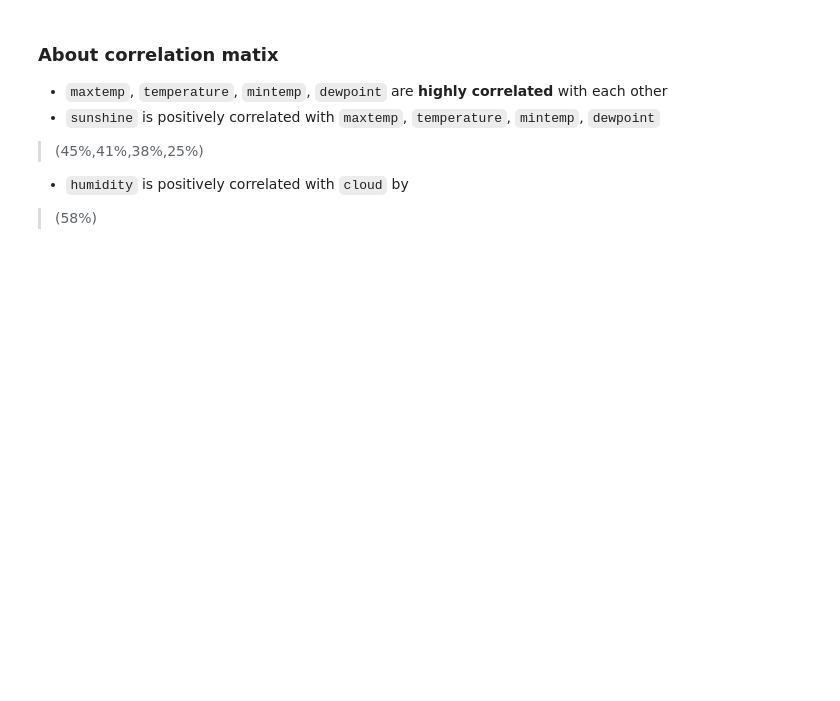
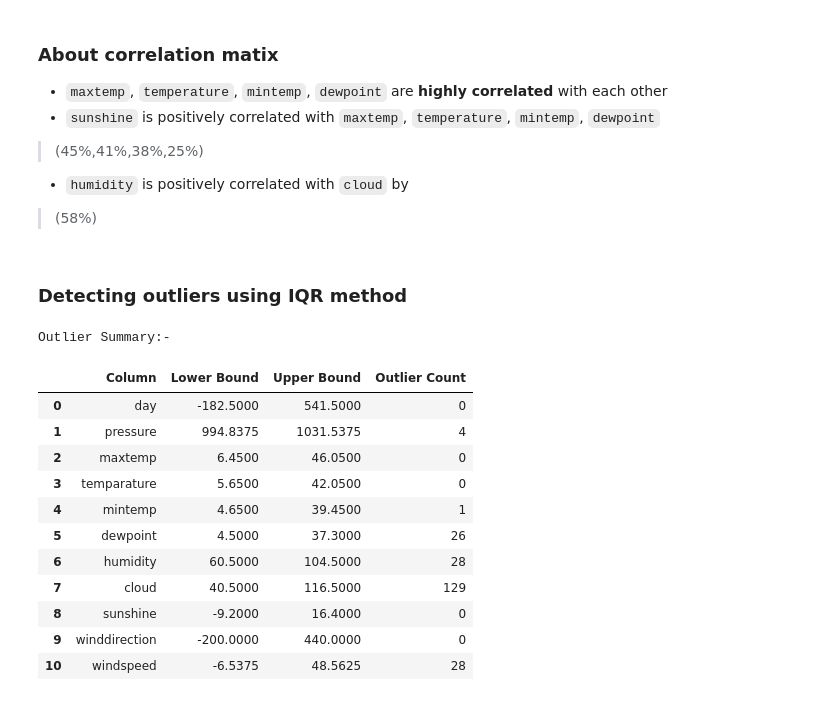
Before and after one commit to yanicodeverse/Binary-Prediction-with-a-Rainfall-Dataset, a Jupyter notebook: rainfall.ipynb, the cells around one changed output. Saved outputs shown, nothing was run; the diff lists cells and outputs as text; code cells hidden in the pictures; blank space fills up the shorter version.

```diff
--- a/rainfall.ipynb
+++ b/rainfall.ipynb
@@ -328,3 +328,47 @@ Text(0.5, 1.0, 'Correlation Matrix')
 > (45%,41%,38%,25%)
 - `humidity` is positively correlated with `cloud` by
 > (58%)
+# %% [markdown]
+### Detecting outliers using IQR method
+# %%
+def detect_outliers_iqr(df, columns):
+    outlier_summary = []
+
+    for col in columns:
+        Q1 = df[col].quantile(0.25)
+        Q3 = df[col].quantile(0.75)
+        IQR = Q3 - Q1
+        lower_bound = Q1 - 1.5 * IQR
+        upper_bound = Q3 + 1.5 * IQR
+
+        outliers = df[(df[col] < lower_bound) | (df[col] > upper_bound)]
+        outlier_count = len(outliers)
+
+        outlier_summary.append({
+            'Column': col,
+            'Lower Bound': lower_bound,
+            'Upper Bound': upper_bound,
+            'Outlier Count': outlier_count
+        })
+
+    outlier_df = pd.DataFrame(outlier_summary)
+    return outlier_df
+# %%
+outlier_summary = detect_outliers_iqr(train_temp, numerical_col)
+
+print('Outlier Summary:- \n')
+outlier_summary
+# %% [output]
+Outlier Summary:-
+|  | Column | Lower Bound | Upper Bound | Outlier Count |
+| 0 | day | -182.5000 | 541.5000 | 0 |
+| 1 | pressure | 994.8375 | 1031.5375 | 4 |
+| 2 | maxtemp | 6.4500 | 46.0500 | 0 |
+| 3 | temparature | 5.6500 | 42.0500 | 0 |
+| 4 | mintemp | 4.6500 | 39.4500 | 1 |
+| 5 | dewpoint | 4.5000 | 37.3000 | 26 |
+| 6 | humidity | 60.5000 | 104.5000 | 28 |
+| 7 | cloud | 40.5000 | 116.5000 | 129 |
+| 8 | sunshine | -9.2000 | 16.4000 | 0 |
+| 9 | winddirection | -200.0000 | 440.0000 | 0 |
+| 10 | windspeed | -6.5375 | 48.5625 | 28 |
```
Also changed, not shown: parts of 5 cells of this notebook.
